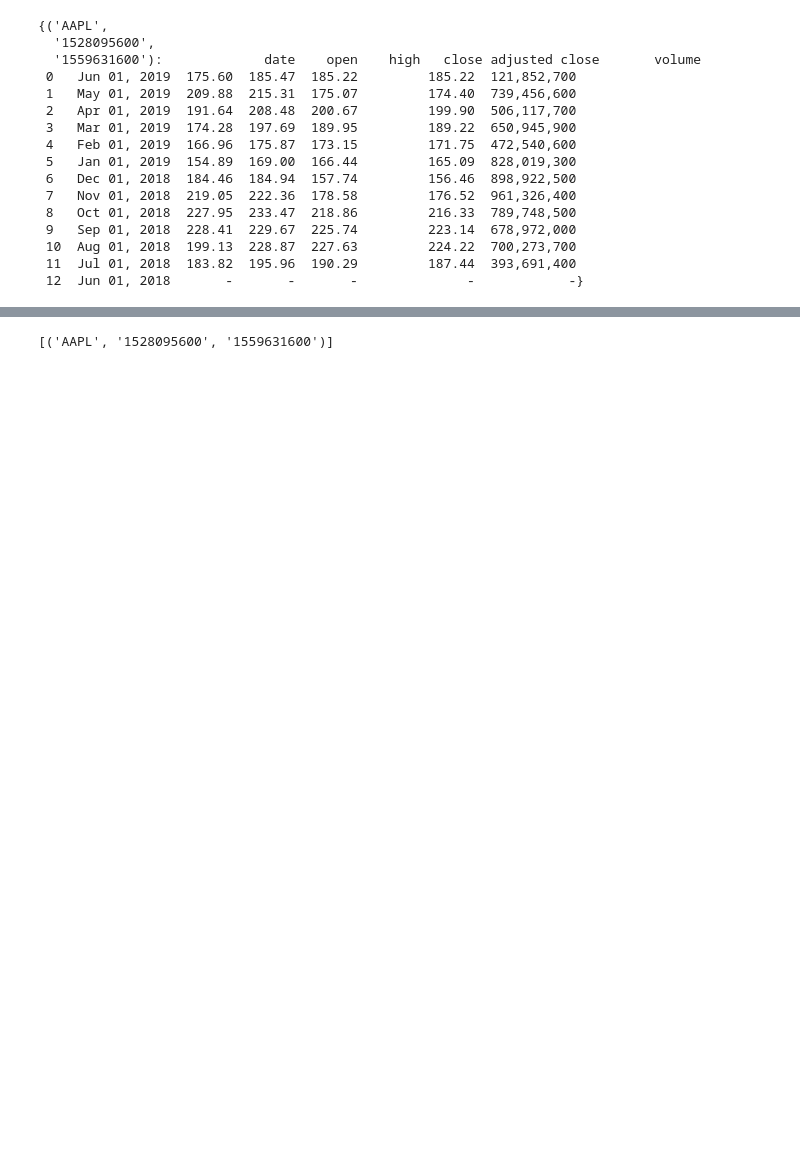
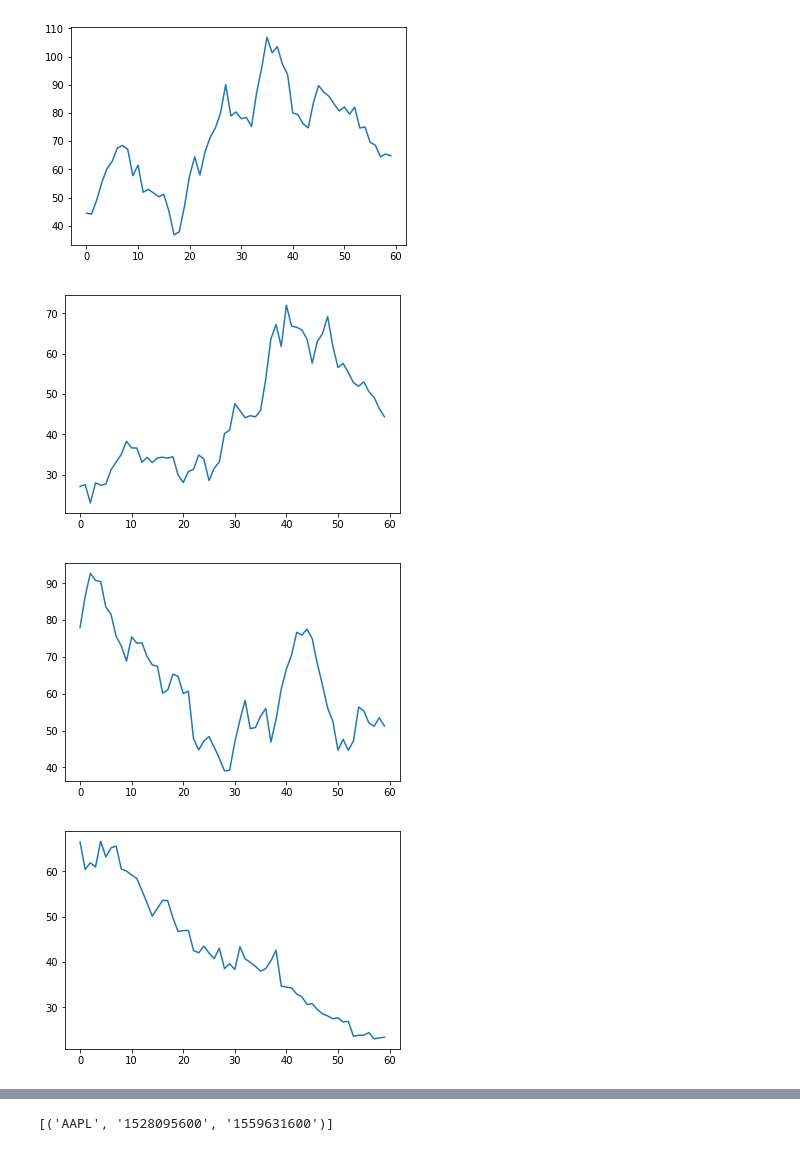
Before and after one commit to cseghbossian/avalanche, a Jupyter notebook: ipynb/scrape_yahoo.ipynb, the cells around one changed output, grey strips where cells are left out. Cells and saved outputs as stored; diff of their text form; code cells hidden in the pictures; blank space fills up the shorter version.

```diff
--- a/ipynb/scrape_yahoo.ipynb
+++ b/ipynb/scrape_yahoo.ipynb
@@ -7,6 +7,7 @@ from time import time
 from random import randint
 from warnings import warn
 from IPython.core.display import clear_output
+import pickle
 
 import pandas as pd
 
@@ -17,8 +18,8 @@ headers = {"Accept-Language": "en-US, en;q=0.5"}
 
 #an array of 5-tuples: (Company Ticker, Violation Date, Start Date, End Date)
 #for now, our array is random and contains UNIX dates for convenience
-violations = [("AAPL", 0, 1528095600, 1559631600, 0)]
-
+#violations = [("AAPL", 0, 1528095600, 1559631600, 0)]
+violations = pickle.load(open("top_r_vals.p", "rb"))
 #a list of dataframes, each corresponding to a violation
 dataframes = {}
 
@@ -96,19 +105,0 @@ Scraping for: AAPL, 1528095600, 1559631600
-# %%
-dataframes
-# %% [output]
-{('AAPL',
-  '1528095600',
-  '1559631600'):             date    open    high   close adjusted close       volume
- 0   Jun 01, 2019  175.60  185.47  185.22         185.22  121,852,700
- 1   May 01, 2019  209.88  215.31  175.07         174.40  739,456,600
- 2   Apr 01, 2019  191.64  208.48  200.67         199.90  506,117,700
- 3   Mar 01, 2019  174.28  197.69  189.95         189.22  650,945,900
- 4   Feb 01, 2019  166.96  175.87  173.15         171.75  472,540,600
- 5   Jan 01, 2019  154.89  169.00  166.44         165.09  828,019,300
- 6   Dec 01, 2018  184.46  184.94  157.74         156.46  898,922,500
- 7   Nov 01, 2018  219.05  222.36  178.58         176.52  961,326,400
- 8   Oct 01, 2018  227.95  233.47  218.86         216.33  789,748,500
- 9   Sep 01, 2018  228.41  229.67  225.74         223.14  678,972,000
- 10  Aug 01, 2018  199.13  228.87  227.63         224.22  700,273,700
- 11  Jul 01, 2018  183.82  195.96  190.29         187.44  393,691,400
- 12  Jun 01, 2018       -       -       -              -            -}
@@ -114,0 +110,15 @@ dataframes
+# %%
+def plot_data(df):
+    df = df[:-1]
+    y_axis = df['adjusted close'].map(float)
+    x_axis = range(len(y_axis))
+    plt.plot(x_axis, y_axis)
+    plt.show()
+# %%
+for key in dataframes.keys():
+    plot_data(dataframes[key])
+# %% [output]
+[figure, added]
+[figure, added]
+[figure, added]
+[figure, added]
```
Also changed, not shown: parts of 3 cells of this notebook, 1 other file.
